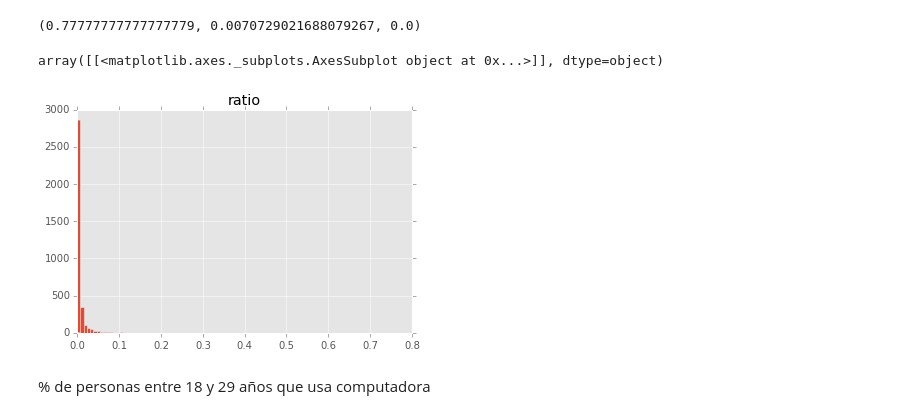
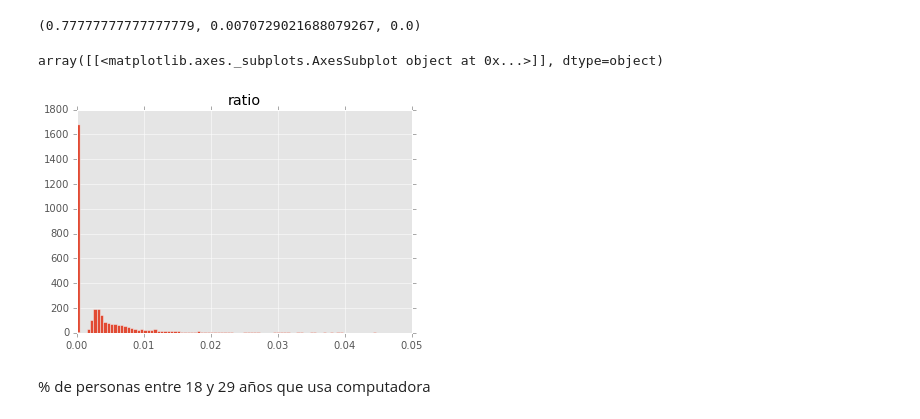
Before and after one commit to gcba/tod, a Jupyter notebook: 3-Crear indicadores por radio y fracción censal.ipynb, the cells around one changed output. Cells and saved outputs as stored; diff of their text form; code cells hidden in the pictures.

```diff
--- a/3-Crear indicadores por radio y fracción censal.ipynb
+++ b/3-Crear indicadores por radio y fracción censal.ipynb
@@ -636,10 +616,10 @@ df_piso["ratio"].max(), df_piso["ratio"].mean(), df_piso["ratio"].min()
 # %% [output]
 (0.77777777777777779, 0.0070729021688079267, 0.0)
 # %%
-df_piso.hist("ratio", bins=100)
+df_piso[df_piso["ratio"] < 0.05].hist("ratio", bins=100)
 # %% [output]
 array([[<matplotlib.axes._subplots.AxesSubplot object at 0x...>]], dtype=object)
-[figure, old version]
+[figure, new version]
 # %% [markdown]
 % de personas entre 18 y 29 años que usa computadora
 # %%
```
Also changed, not shown: parts of 12 cells of this notebook, 14 other files.
